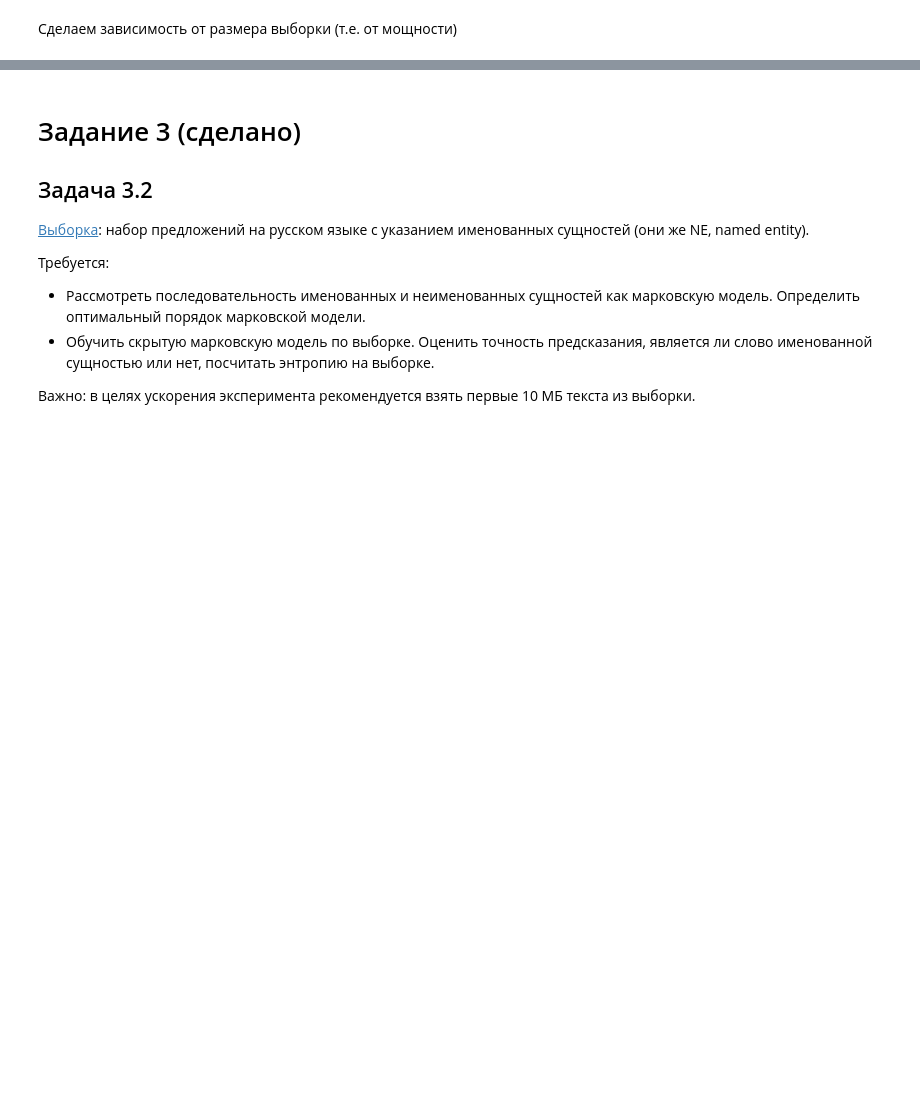
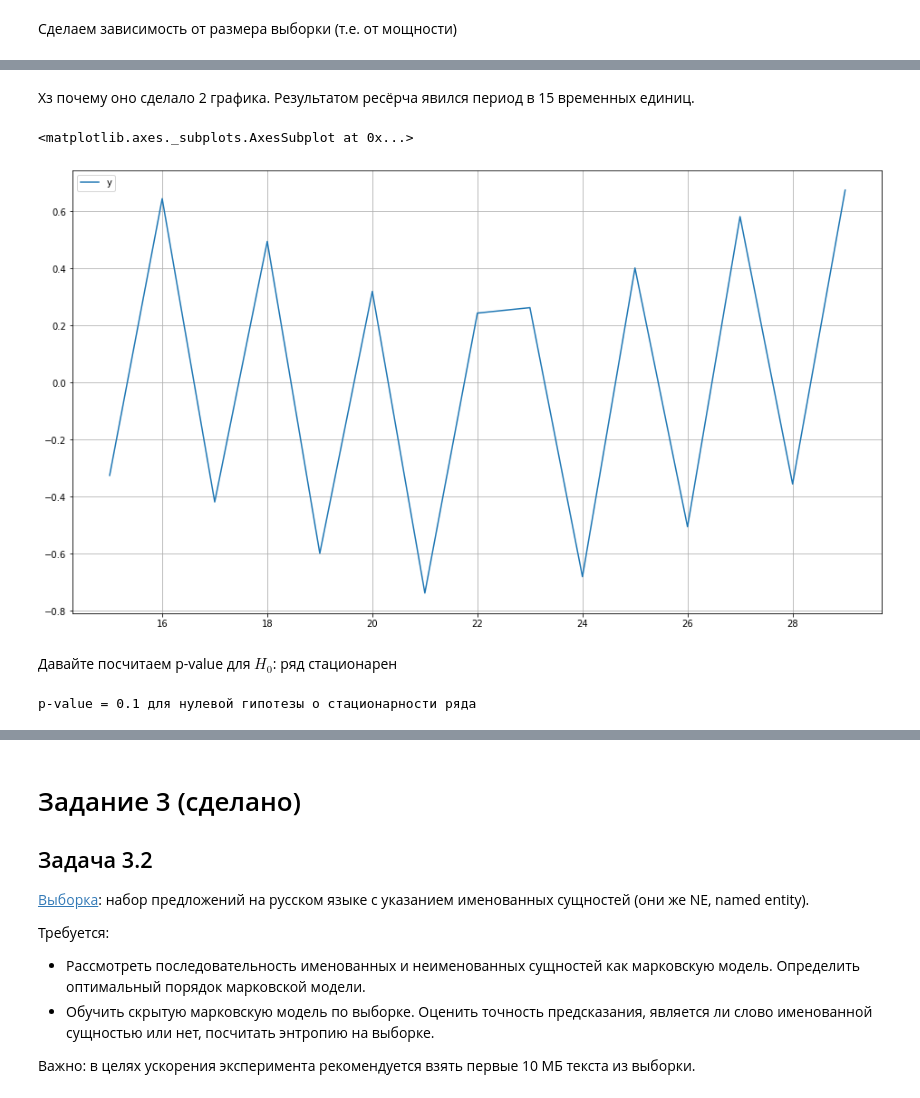
Before and after one commit to yk4r2/AppliedStats, a Jupyter notebook: MIPT/labs/lab2/main.ipynb, the cells around one changed output, grey strips where cells are left out. Saved outputs shown, nothing was run; the diff lists cells and outputs as text; code cells hidden in the pictures; blank space fills up the shorter version.

```diff
--- a/MIPT/labs/lab2/main.ipynb
+++ b/MIPT/labs/lab2/main.ipynb
@@ -130,0 +265,16 @@ UPD: параметры p и q для ARMA можно оценить при по
+# %% [markdown]
+Хз почему оно сделало 2 графика.
+Результатом ресёрча явился период в 15 временных единиц.
+# %%
+data = data.diff(periods=15).dropna()
+data -= data.mean()
+data.plot(figsize=(16, 9), grid=True)
+# %% [output]
+<matplotlib.axes._subplots.AxesSubplot at 0x...>
+[figure, added]
+# %% [markdown]
+Давайте посчитаем p-value для $H_0$: ряд стационарен
+# %%
+print(f'p-value = {kpss(data["y"], lags="legacy")[1]} для нулевой гипотезы о стационарности ряда')
+# %% [output]
+p-value = 0.1 для нулевой гипотезы о стационарности ряда
```
Also changed, not shown: parts of 76 cells of this notebook.
